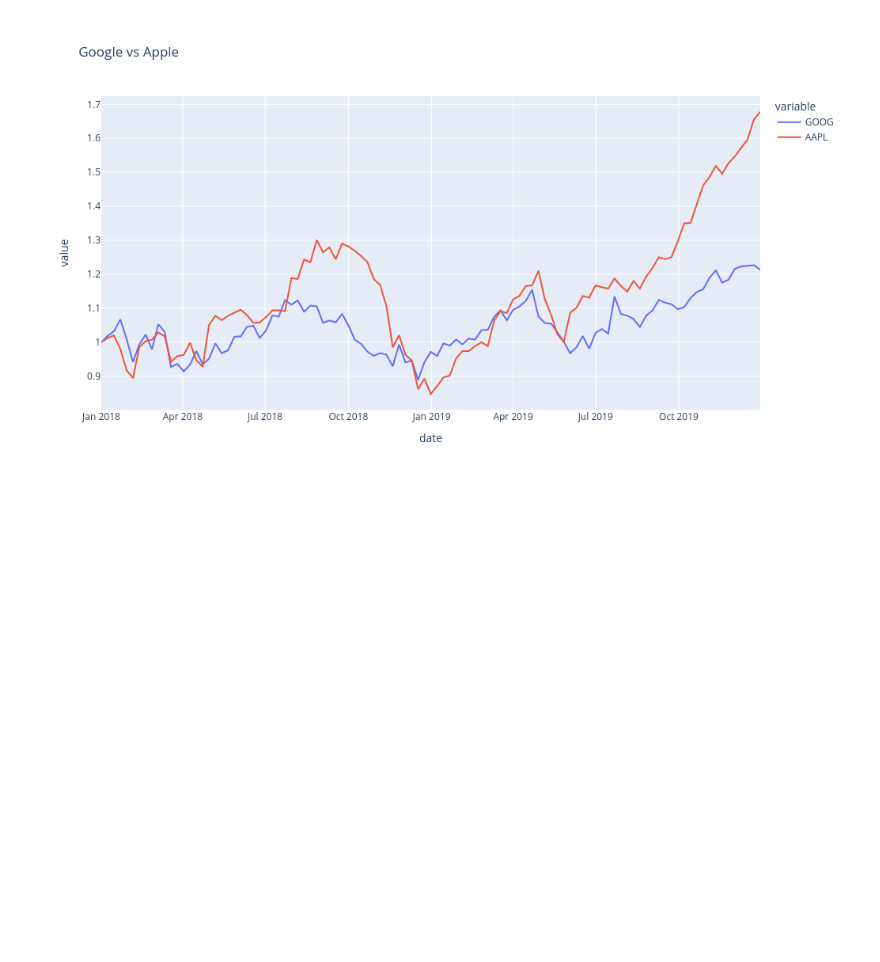
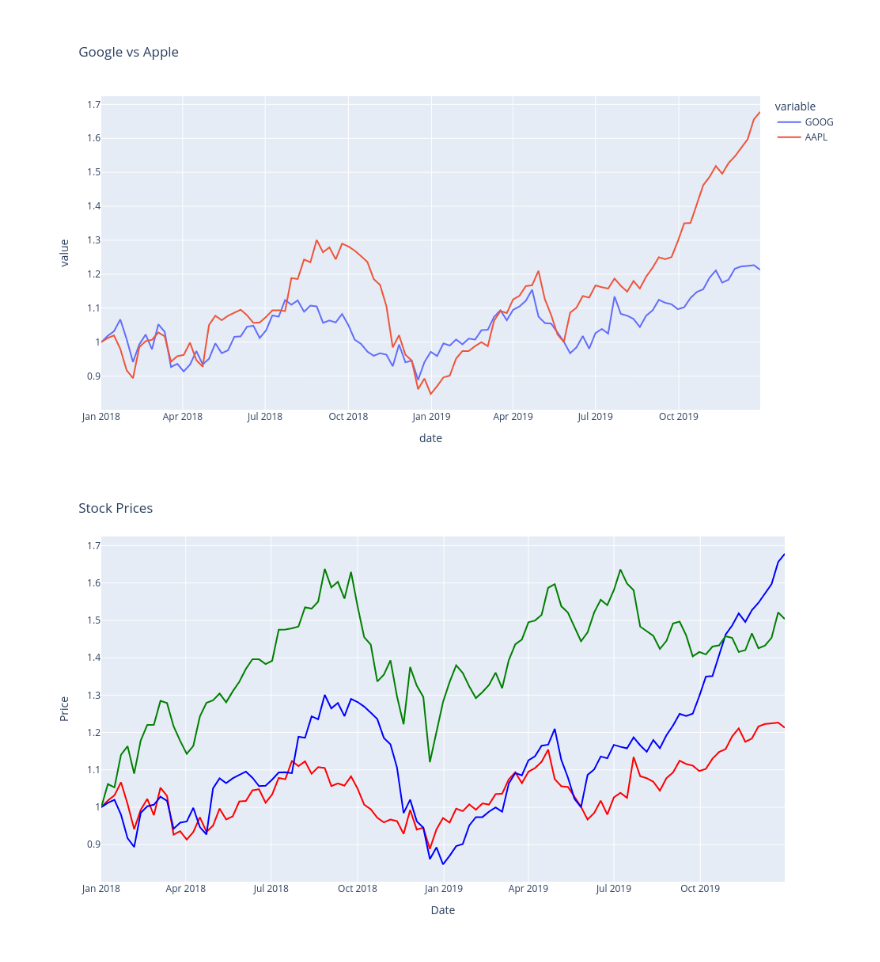
Before and after one commit to hereliesadvaith/Coding-Tutorials, a Jupyter notebook: 01_python/06_libraries/03_plotly/00.ipynb, the cells around one changed output. Cells and saved outputs as stored; diff of their text form; code cells hidden in the pictures; blank space fills up the shorter version.

Commit message:
[UPDT] python/library/plotly: line charts

```diff
--- a/01_python/06_libraries/03_plotly/00.ipynb
+++ b/01_python/06_libraries/03_plotly/00.ipynb
@@ -28,3 +27,24 @@ px.line(df_stocks, x='date', y='GOOG', title='Google')
 px.line(df_stocks, x='date', y=['GOOG', 'AAPL'], title='Google vs Apple')
 # %% [output]
 [figure]
+# %%
+# Multiple charts
+fig = px.line(
+    df_stocks, x='date', y='GOOG', color_discrete_sequence=['red']
+)
+fig.add_trace(
+    px.line(
+        df_stocks, x='date', y='AAPL', color_discrete_sequence=['blue']
+    ).data[0]
+)
+fig.add_trace(
+    px.line(
+        df_stocks, x='date', y='AMZN', color_discrete_sequence=['green']
+    ).data[0]
+)
+fig.update_layout(
+    xaxis_title='Date', yaxis_title='Price', title='Stock Prices'
+)
+fig.show()
+# %% [output]
+[figure, added]
```
Also changed, not shown: parts of 3 cells of this notebook.
